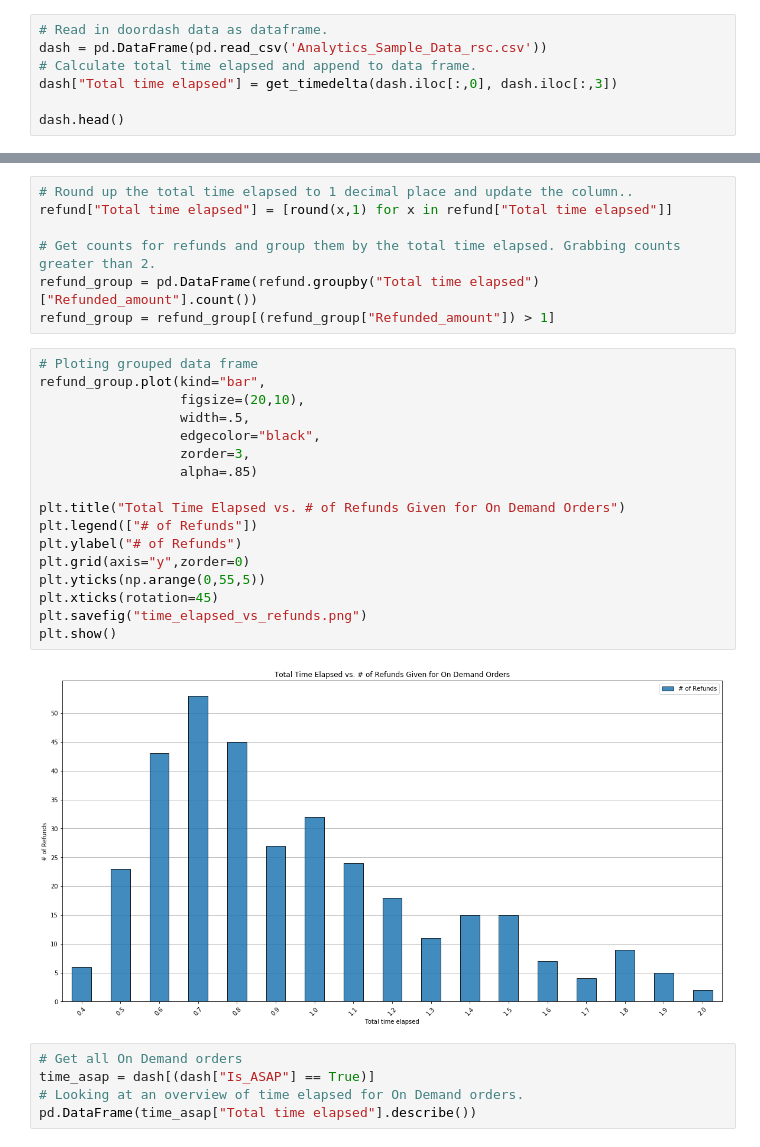
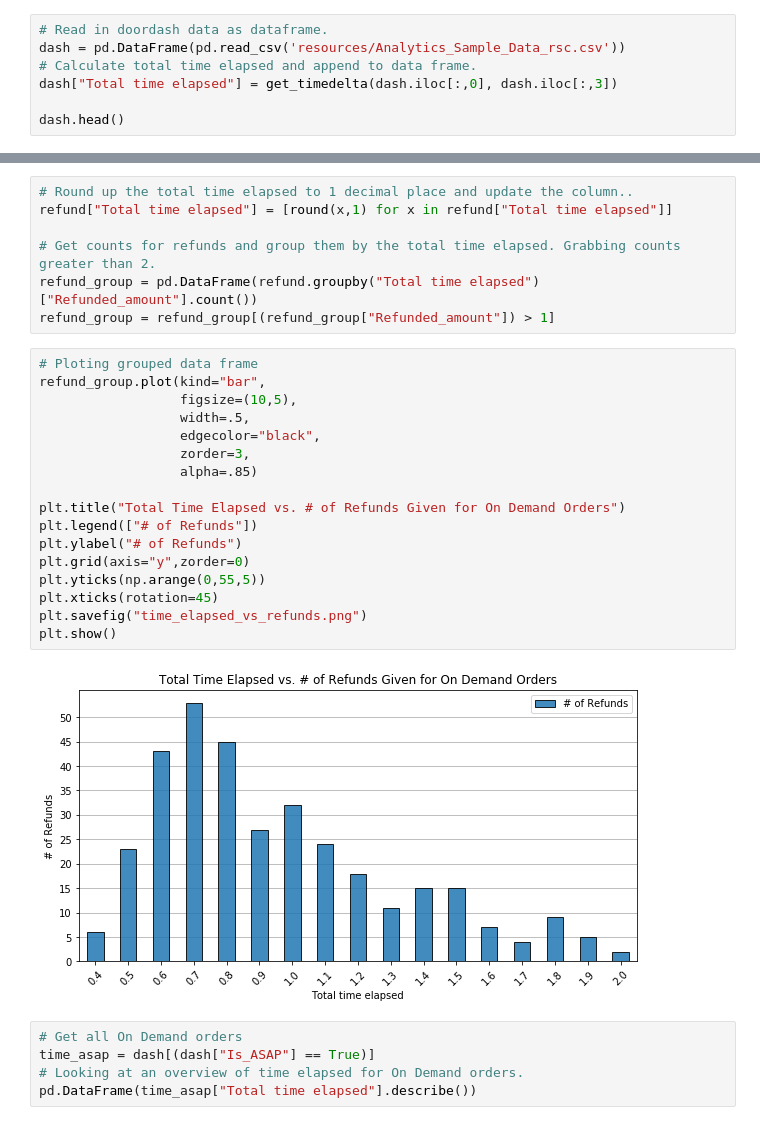
Before and after one commit to ralfsantacruz/Doordash-Analytics, a Jupyter notebook: doordash_analysis.ipynb, the cells around one changed output, grey strips where cells are left out. Drawn from its saved outputs; the diff is of its cells as text.

```diff
--- a/doordash_analysis.ipynb
+++ b/doordash_analysis.ipynb
@@ -25,7 +25,7 @@ def hours_convert(array):
     return [h.total_seconds()/3600 for h in array]
 # %%
 # Read in doordash data as dataframe.
-dash = pd.DataFrame(pd.read_csv('Analytics_Sample_Data_rsc.csv'))
+dash = pd.DataFrame(pd.read_csv('resources/Analytics_Sample_Data_rsc.csv'))
 # Calculate total time elapsed and append to data frame.
 dash["Total time elapsed"] = get_timedelta(dash.iloc[:,0], dash.iloc[:,3])
 
@@ -116,22 +116,22 @@ refund_group = refund_group[(refund_group["Refunded_amount"]) > 1]
 # %%
 # Ploting grouped data frame
 refund_group.plot(kind="bar",
-                  figsize=(20,10),
+                  figsize=(10,5),
                   width=.5,
                   edgecolor="black",
                   zorder=3,
                   alpha=.85)
 
 plt.title("Total Time Elapsed vs. # of Refunds Given for On Demand Orders")
 plt.legend(["# of Refunds"])
 plt.ylabel("# of Refunds")
 plt.grid(axis="y",zorder=0)
 plt.yticks(np.arange(0,55,5))
 plt.xticks(rotation=45)
 plt.savefig("time_elapsed_vs_refunds.png")
 plt.show()
 # %% [output]
-[figure, old version]
+[figure, new version]
 # %%
 # Get all On Demand orders
 time_asap = dash[(dash["Is_ASAP"] == True)]
```
Also changed, not shown: 7 other files.
